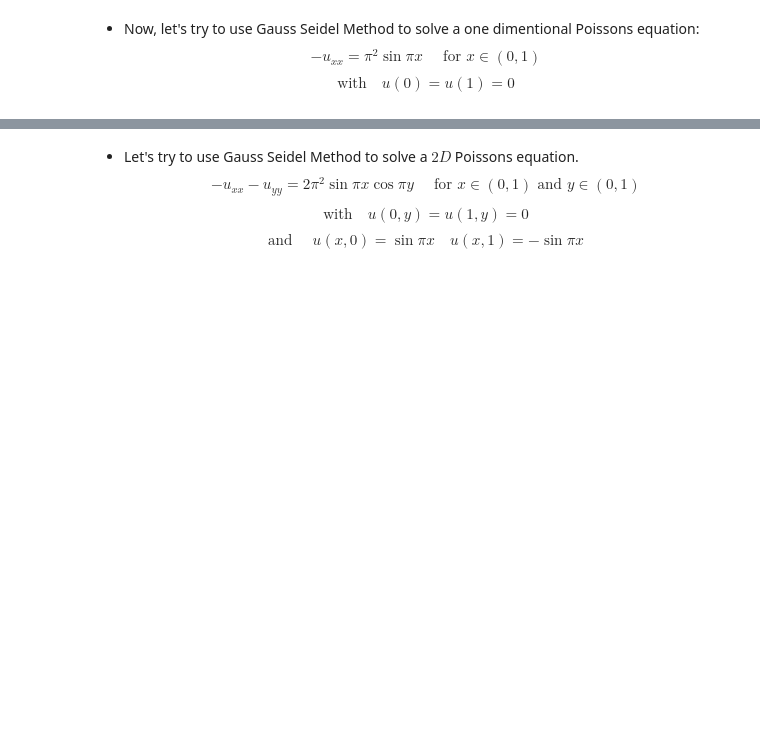
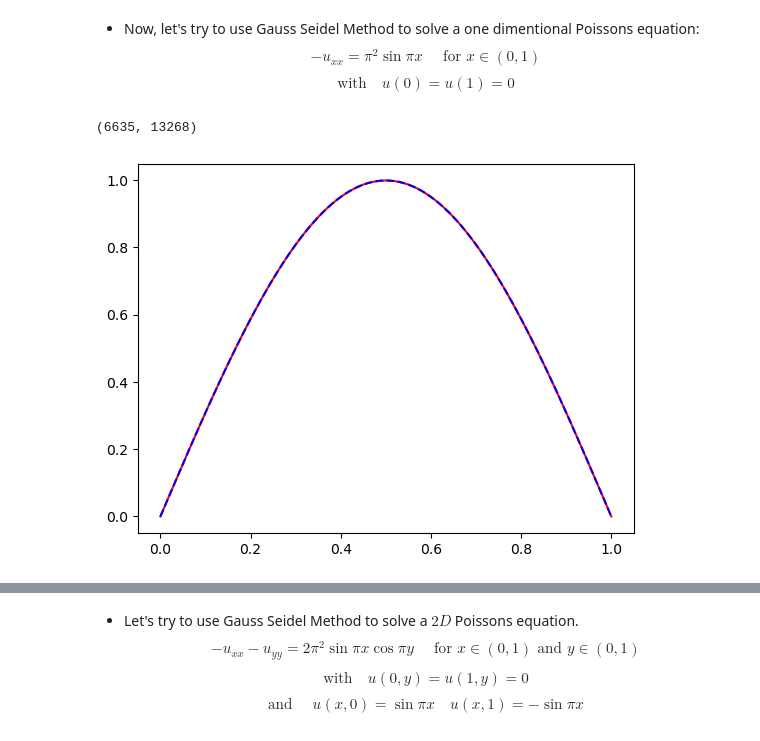
Before and after one commit to huiprobable/MATH473F23, a Jupyter notebook: Lectures/Lec08_GaussSeidelMethod.ipynb, the cells around one changed output, grey strips where cells are left out. Drawn from its saved outputs; the diff is of its cells as text; code cells hidden in the pictures; blank space fills up the shorter version.

```diff
--- a/Lectures/Lec08_GaussSeidelMethod.ipynb
+++ b/Lectures/Lec08_GaussSeidelMethod.ipynb
@@ -12,0 +47,42 @@ $$\text{with}\quad u(0)=u(1)=0$$
+# %%
+def Poisson1D_Jacobi_OneStep(b, u, stencil = [-1, 2, -1]):
+    v = np.copy(u)
+    n = u.shape[0]
+    for i in range(1, n-1):
+        v[i] = (b[i]-stencil[0]*u[i-1]-stencil[2]*u[i+1])/stencil[1]
+
+    r = 0
+    for i in range(1, n-1):
+        r += (b[i]-stencil[0]*u[i-1]-stencil[1]*u[i]-stencil[2]*u[i+1])**2
+    r = np.sqrt(r)
+    return v, r
+
+def Poisson1D_Jacobi(f, n, domain=[0,1], bdry_cond=[0,0], eps=1e-5, stencil=[-1, 2, -1]):
+    # set up the numerical parameters, as well as initial step.
+    x = np.linspace(domain[0],domain[1],n+1)
+    h = (domain[1]-domain[0])/n
+    b = f(x)*h**2
+    u = np.zeros(n+1)
+    u[0] = bdry_cond[0]
+    u[-1] = bdry_cond[1]
+    # for loop or while loop for the iterations.
+    num_iter = 0
+    r = 1
+    R = np.array([])
+    while r>eps and num_iter<100000:
+        u, r = Poisson1D_Jacobi_OneStep(b, u, stencil=stencil)
+        num_iter += 1
+        R = np.append(R,r)
+    return u, num_iter, R
+# %%
+f1 = lambda x: np.pi**2*np.sin(np.pi*x)
+n1 = 100
+u_gs, num_gs, r_gs = Poisson1D_GS(f1, n1)
+u_j, num_j, r_j = Poisson1D_Jacobi(f1, n1)
+x = np.linspace(0,1,n1+1)
+plt.plot(x, u_gs,'r')
+plt.plot(x, u_j,'b--')
+num_gs, num_j
+# %% [output]
+(6635, 13268)
+[figure, added]
```
Also changed, not shown: parts of 7 cells of this notebook, 1 other file.
